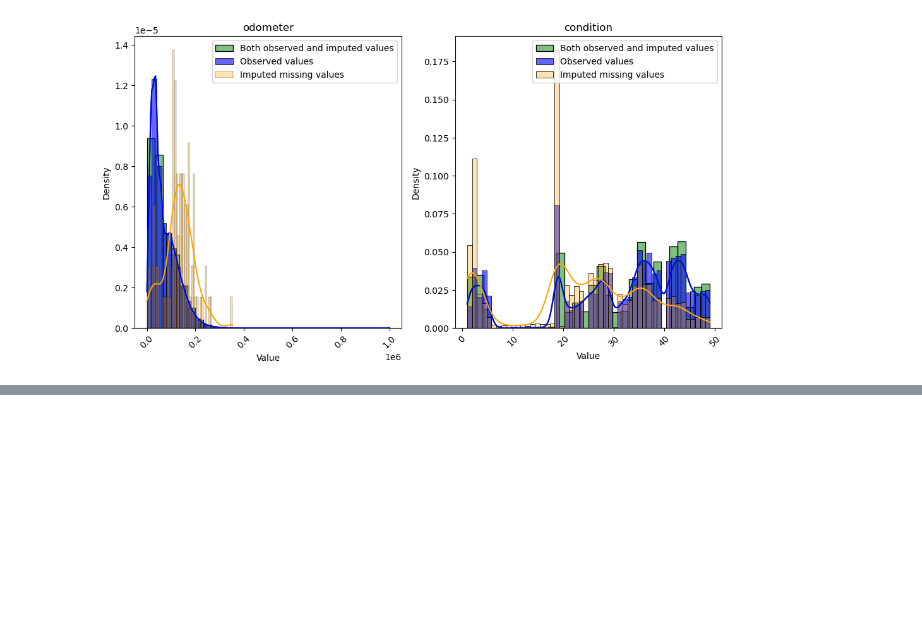
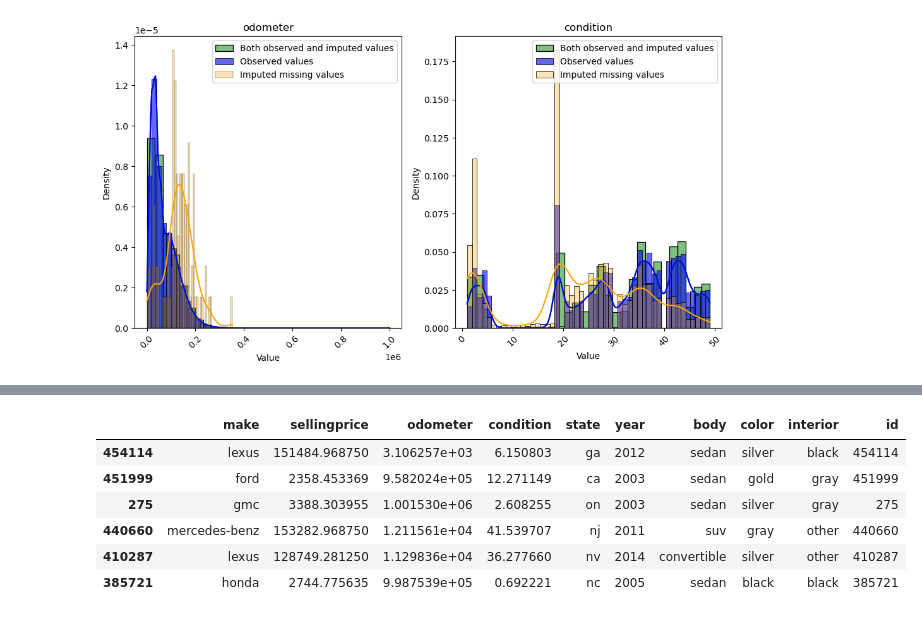
Before and after one commit to raphaelzerbato/AI_Workshop, a Jupyter notebook: car_analysis_imputation.ipynb, the cells around one changed output, grey strips where cells are left out. Saved outputs shown, nothing was run; the diff lists cells and outputs as text; code cells hidden in the pictures; blank space fills up the shorter version.

```diff
--- a/car_analysis_imputation.ipynb
+++ b/car_analysis_imputation.ipynb
@@ -579 +695,36 @@ errors_test = get_errors(
+# %%
+from tensorflow.keras.losses import get as get_loss
+
+def predict_losses(X, X_pred, loss={'numerical':'mse', 'categorical':'categorical_crossentropy'}, loss_weights=1.0):
+
+    """
+    X, X_pred: both dictionaries of dataframes
+    """
+
+    loss_weights = dict(zip(
+        X.keys(),
+        [numerical_loss_weight if types[var]=='numerical' else 1.0 for var in X.keys()]
+    ))
+    losses = dict()
+    total_loss = 0
+    for var in X.keys():
+        losses[var] = get_loss(loss[types[var]])(X[var], X_pred[var])
+        total_loss = total_loss + loss_weights[var]*losses[var]
+
+    losses_df = pd.DataFrame(np.vstack(list(losses.values())).T, index=list(X.values())[0].index, columns=X.keys())
+
+    losses_df['total_loss'] = total_loss
+
+    return losses_df
+# %%
+
+train_losses_df = predict_losses(
+    X_train_transformed, X_train_transformed_pred,
+    loss={'numerical':'mse', 'categorical':'categorical_crossentropy'}, loss_weights=1.0
+)
+
+test_losses_df = predict_losses(
+    X_test_transformed, X_test_transformed_pred,
+    loss={'numerical':'mse', 'categorical':'categorical_crossentropy'}, loss_weights=1.0
+)
 # %%
@@ -643,0 +756,11 @@ plt.show()
+# %%
+# Denoised values of High-level anomalies
+display(df_test_pred[test_losses_df['total_loss'] >= 30])
+# %% [output]
+|  | make | sellingprice | odometer | condition | state | year | body | color | interior | id |
+| 454114 | lexus | 151484.968750 | 3.106257e+03 | 6.150803 | ga | 2012 | sedan | silver | black | 454114 |
+| 451999 | ford | 2358.453369 | 9.582024e+05 | 12.271149 | ca | 2003 | sedan | gold | gray | 451999 |
+| 275 | gmc | 3388.303955 | 1.001530e+06 | 2.608255 | on | 2003 | sedan | silver | gray | 275 |
+| 440660 | mercedes-benz | 153282.968750 | 1.211561e+04 | 41.539707 | nj | 2011 | suv | gray | other | 440660 |
+| 410287 | lexus | 128749.281250 | 1.129836e+04 | 36.277660 | nv | 2014 | convertible | silver | other | 410287 |
+| 385721 | honda | 2744.775635 | 9.987539e+05 | 0.692221 | nc | 2005 | sedan | black | black | 385721 |
```
Also changed, not shown: parts of 35 cells of this notebook, 1 other file.
